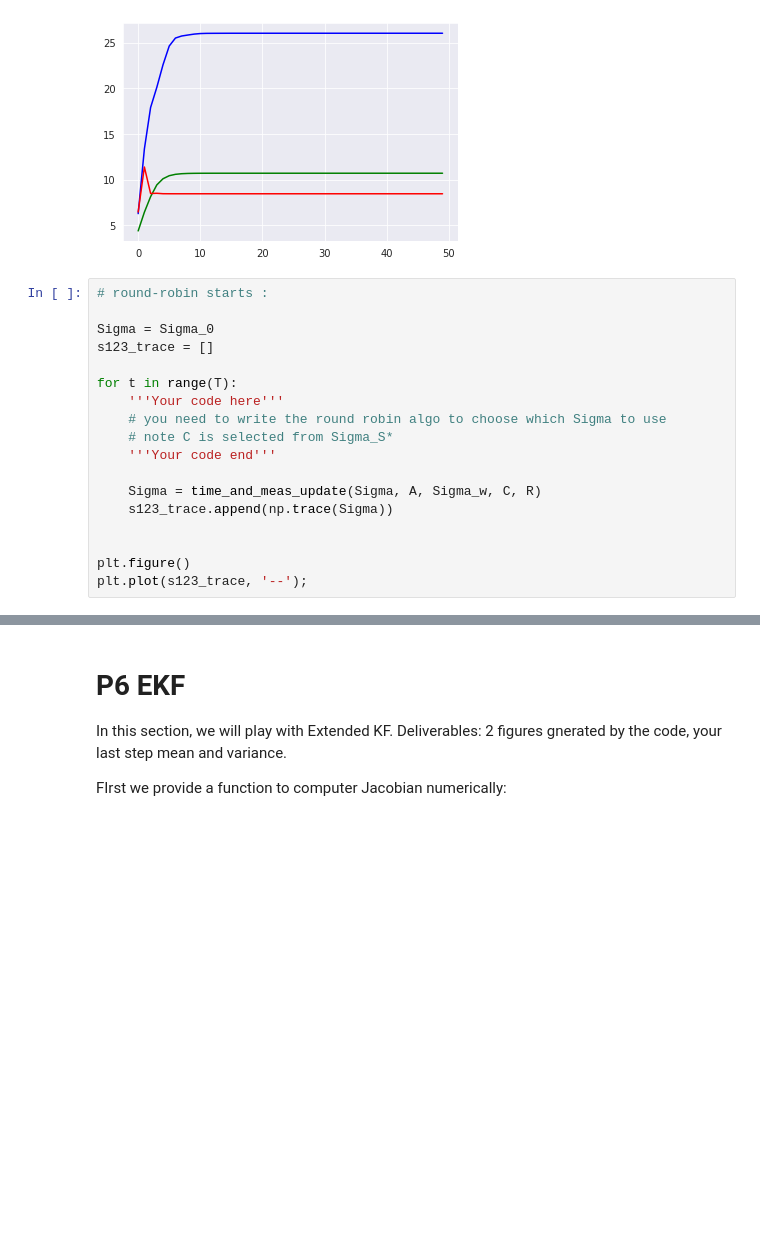
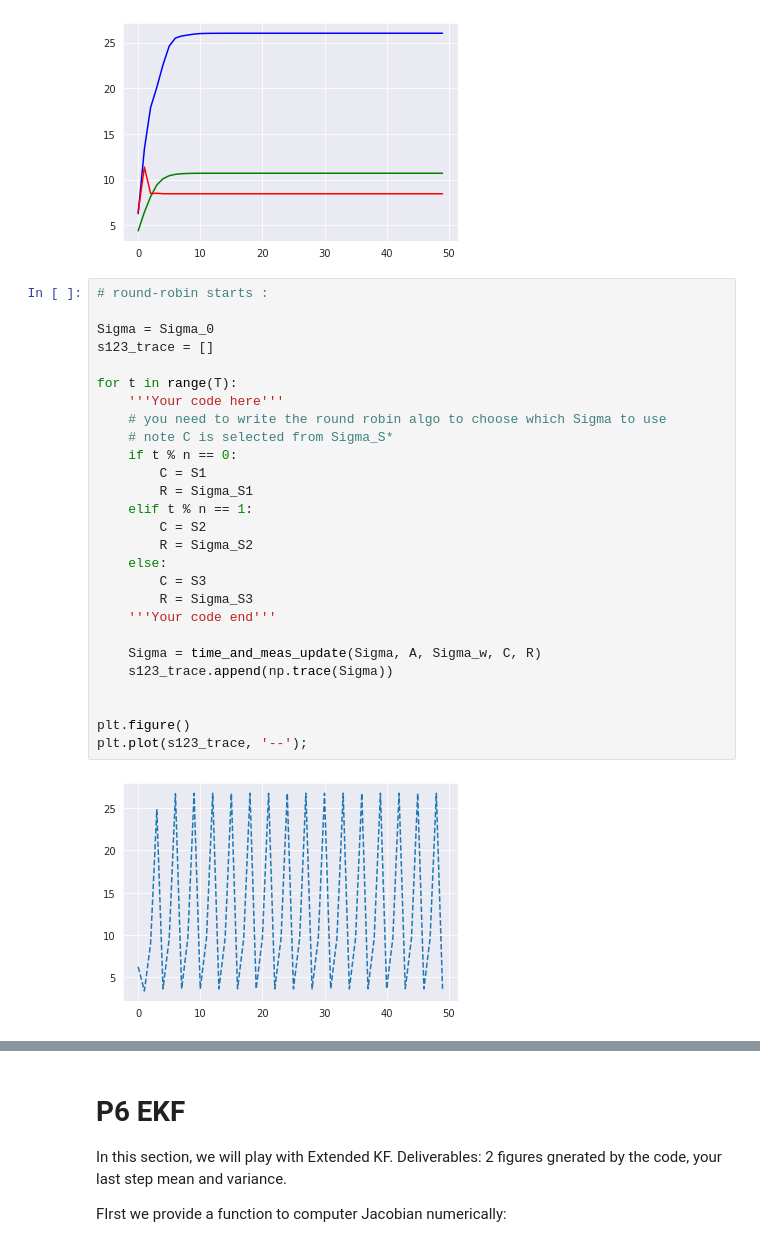
Before and after one commit to tpvt99/robotics, a Jupyter notebook: cs287hw4/Homework4_Q_Filled.ipynb, the cells around one changed output, grey strips where cells are left out. Cells and saved outputs as stored; diff of their text form; blank space fills up the shorter version.

```diff
--- a/cs287hw4/Homework4_Q_Filled.ipynb
+++ b/cs287hw4/Homework4_Q_Filled.ipynb
@@ -416,21 +416,32 @@ plt.plot(s3_trace,'r')
 # %%
 # round-robin starts :
 
 Sigma = Sigma_0
 s123_trace = []
 
 for t in range(T):
     '''Your code here'''
     # you need to write the round robin algo to choose which Sigma to use
     # note C is selected from Sigma_S*
+    if t % n == 0:
+        C = S1
+        R = Sigma_S1
+    elif t % n == 1:
+        C = S2
+        R = Sigma_S2
+    else:
+        C = S3
+        R = Sigma_S3
     '''Your code end'''
 
     Sigma = time_and_meas_update(Sigma, A, Sigma_w, C, R)
     s123_trace.append(np.trace(Sigma))
 
 
 plt.figure()
 plt.plot(s123_trace, '--');
+# %% [output]
+[figure, added]
 # %%
 # greedy:
 
```
Also changed, not shown: parts of 1 cell of this notebook, 1 other file.
